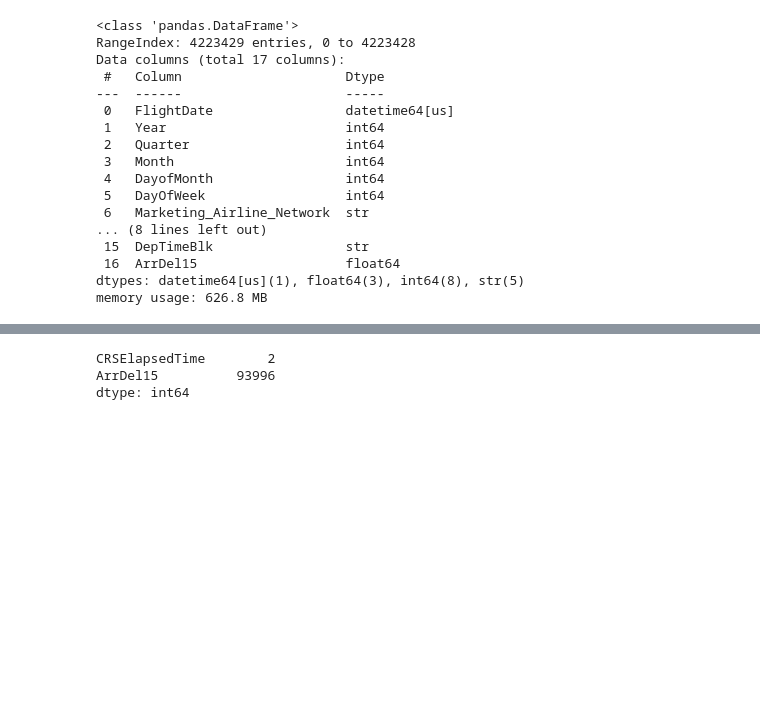
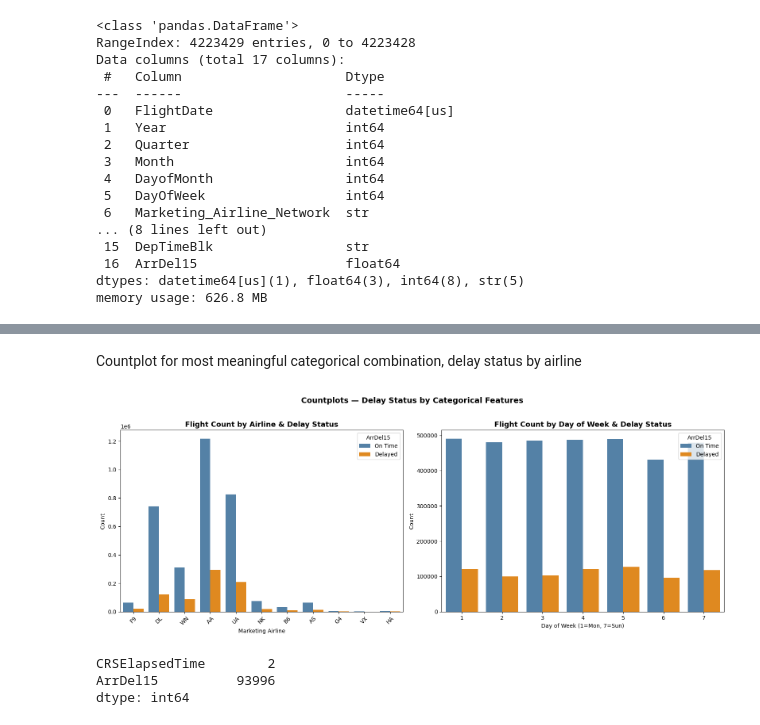
Before and after one commit to pdansoabiam/pda_flight_predictor, a Jupyter notebook: XGBoost_ML_final_project_aap_colab.ipynb, the cells around one changed output, grey strips where cells are left out. Drawn from its saved outputs; the diff is of its cells as text; code cells hidden in the pictures; blank space fills up the shorter version.

```diff
--- a/XGBoost_ML_final_project_aap_colab.ipynb
+++ b/XGBoost_ML_final_project_aap_colab.ipynb
@@ -209,3 +260,39 @@ df.describe(include='all').T
+# %% [markdown]
+Countplot for most meaningful categorical combination, delay status by airline
+# %%
+# Countplot — ArrDel15 count by Marketing Airline
+fig, axes = plt.subplots(1, 2, figsize=(16, 6))
+
+# Plot 1: Delay count by airline
+sns.countplot(x='Marketing_Airline_Network', hue='ArrDel15',
+              data=df,
+              palette={0: 'steelblue', 1: 'darkorange'},
+              ax=axes[0])
+axes[0].set_title('Flight Count by Airline & Delay Status',
+                  fontsize=13, fontweight='bold')
+axes[0].set_xlabel('Marketing Airline')
+axes[0].set_ylabel('Count')
+axes[0].legend(title='ArrDel15', labels=['On Time', 'Delayed'])
+axes[0].tick_params(axis='x', rotation=45)
+
+# Plot 2: Delay count by Day of Week
+sns.countplot(x='DayOfWeek', hue='ArrDel15',
+              data=df,
+              palette={0: 'steelblue', 1: 'darkorange'},
+              ax=axes[1])
+axes[1].set_title('Flight Count by Day of Week & Delay Status',
+                  fontsize=13, fontweight='bold')
+axes[1].set_xlabel('Day of Week (1=Mon, 7=Sun)')
+axes[1].set_ylabel('Count')
+axes[1].legend(title='ArrDel15', labels=['On Time', 'Delayed'])
+
+plt.suptitle('Countplots — Delay Status by Categorical Features',
+             fontsize=14, fontweight='bold', y=1.02)
+plt.tight_layout()
+plt.savefig('countplots.png', dpi=150, bbox_inches='tight')
+plt.show()
+# %% [output]
+[figure, added]
 # %%
 # Check for missing values
 
```
Also changed, not shown: parts of 29 cells of this notebook.
